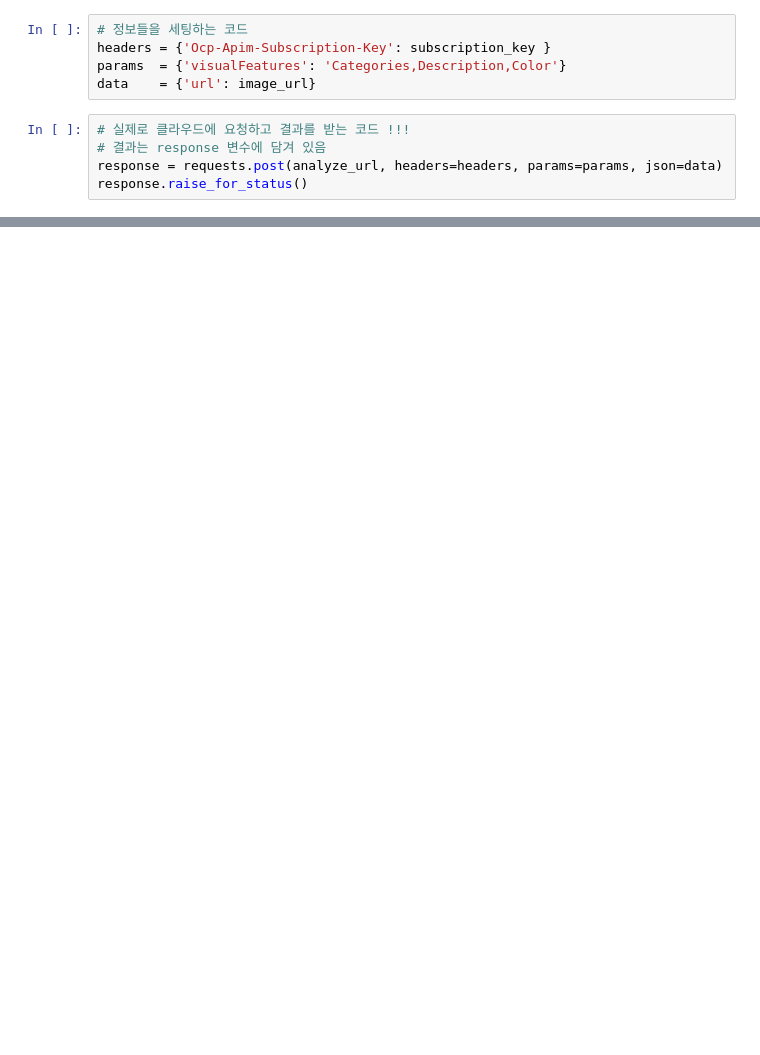
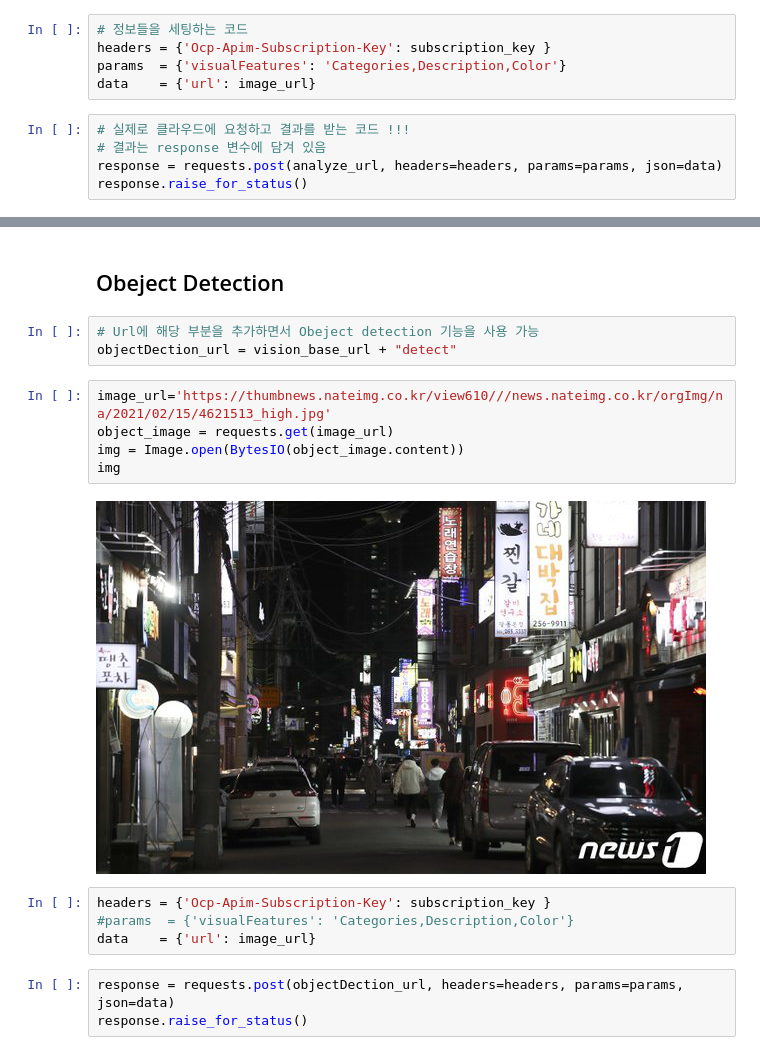
Before and after one commit to lungnahahd/ML_Prac, a Jupyter notebook: AzureCV.ipynb, the cells around one changed output, grey strips where cells are left out. Saved outputs shown, nothing was run; the diff lists cells and outputs as text; blank space fills up the shorter version.

Commit message:
Add : "Computer Vision" Object detection

```diff
--- a/AzureCV.ipynb
+++ b/AzureCV.ipynb
@@ -72,0 +76,19 @@ image_caption
+# %% [markdown]
+## Obeject Detection
+# %%
+# Url에 해당 부분을 추가하면서 Obeject detection 기능을 사용 가능
+objectDection_url = vision_base_url + "detect"
+# %%
+image_url='https://thumbnews.nateimg.co.kr/view610///news.nateimg.co.kr/orgImg/na/2021/02/15/4621513_high.jpg'
+object_image = requests.get(image_url)
+img = Image.open(BytesIO(object_image.content))
+img
+# %% [output]
+[figure, added]
+# %%
+headers = {'Ocp-Apim-Subscription-Key': subscription_key }
+#params  = {'visualFeatures': 'Categories,Description,Color'}
+data    = {'url': image_url}
+# %%
+response = requests.post(objectDection_url, headers=headers, params=params, json=data)
+response.raise_for_status()
```
Also changed, not shown: parts of 13 cells of this notebook.
